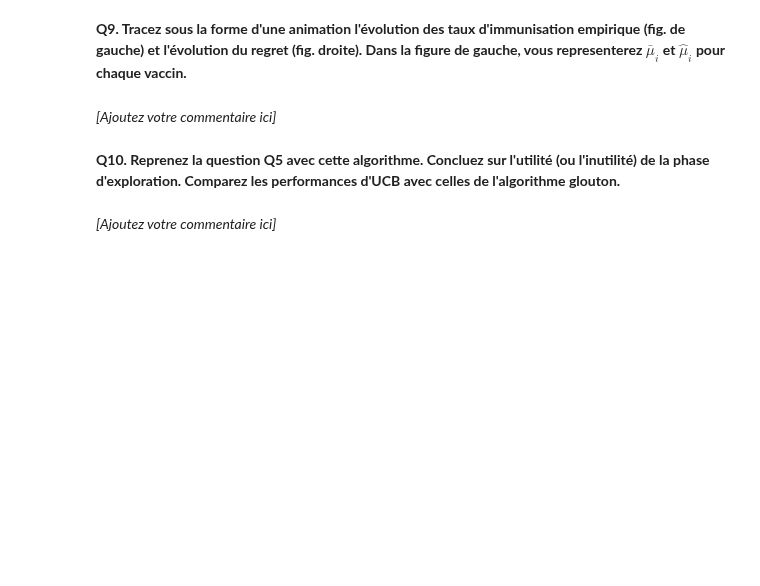
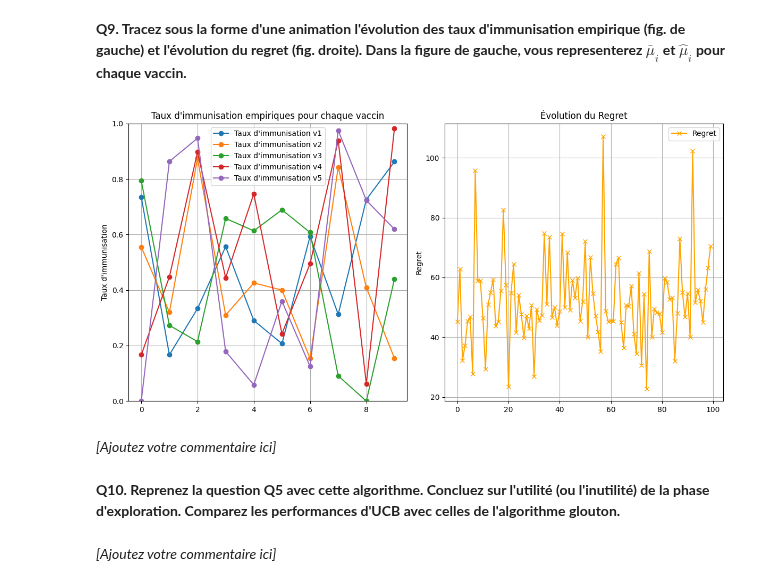
Before and after one commit to ilyasoulk/rl-tp1-bandit-manchot, a Jupyter notebook: C1 TP MAB.ipynb, the cells around one changed output. Cells and saved outputs as stored; diff of their text form; code cells hidden in the pictures; blank space fills up the shorter version.

```diff
--- a/C1 TP MAB.ipynb
+++ b/C1 TP MAB.ipynb
@@ -468,5 +554,29 @@ Dans la suite, on prendra $N = 0$ et $\epsilon = 1$.
 # %% [markdown]
 **Q9. Tracez sous la forme d'une animation l'évolution des taux d'immunisation empirique (fig. de gauche) et l'évolution du regret (fig. droite). Dans la figure de gauche, vous representerez $\bar{\mu}_i$ et $\hat{\mu}_i$ pour chaque vaccin.**
+# %%
+mean_regret, std_regret, regrets, empirical_means = epsilon_greedy_simulation_with_bias(N=0, M=550, epsilon=1)
+
+fig, (ax1, ax2) = plt.subplots(1, 2, figsize=(12, 6))
+
+for key in ['v1', 'v2', 'v3', 'v4', 'v5']:
+    ax1.plot(empirical_means[key], label=f'Taux d\'immunisation {key}', marker='o')
+
+ax1.set_title("Taux d'immunisation empiriques pour chaque vaccin")
+ax1.set_ylabel("Taux d'immunisation")
+ax1.legend()
+ax1.set_ylim(0, 1)
+ax1.grid()
+
+ax2.plot(regrets, label='Regret', color='orange', marker='x')
+ax2.set_title("Évolution du Regret")
+ax2.set_ylabel("Regret")
+ax2.legend()
+ax2.grid()
+
+plt.tight_layout()
+plt.show()
+# %% [output]
+[figure, added]
 # %% [markdown]
 *[Ajoutez votre commentaire ici]*
 # %% [markdown]
```
Also changed, not shown: parts of 17 cells of this notebook, 2 other files.
